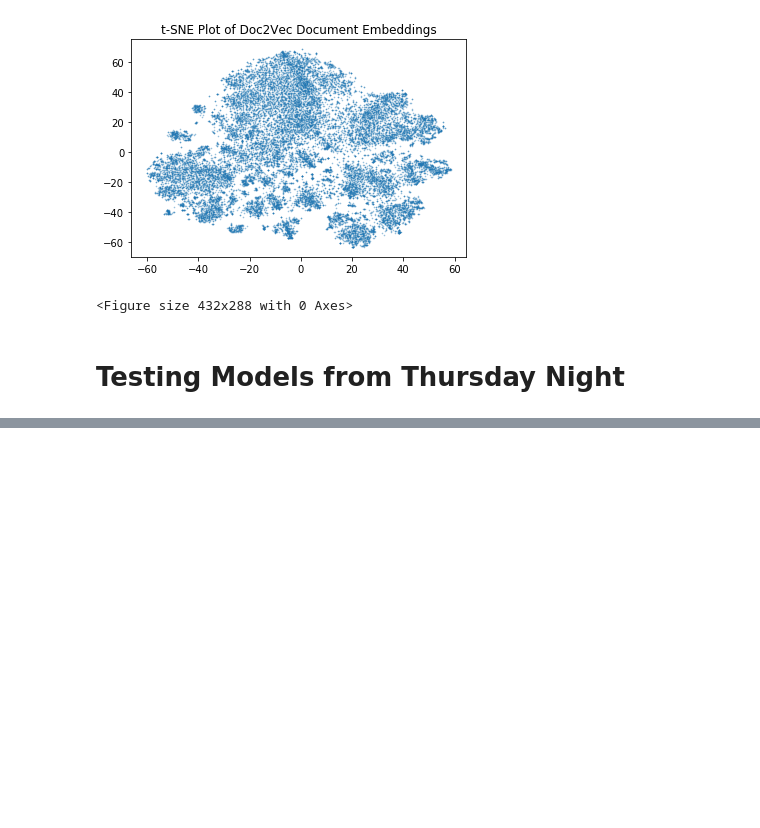
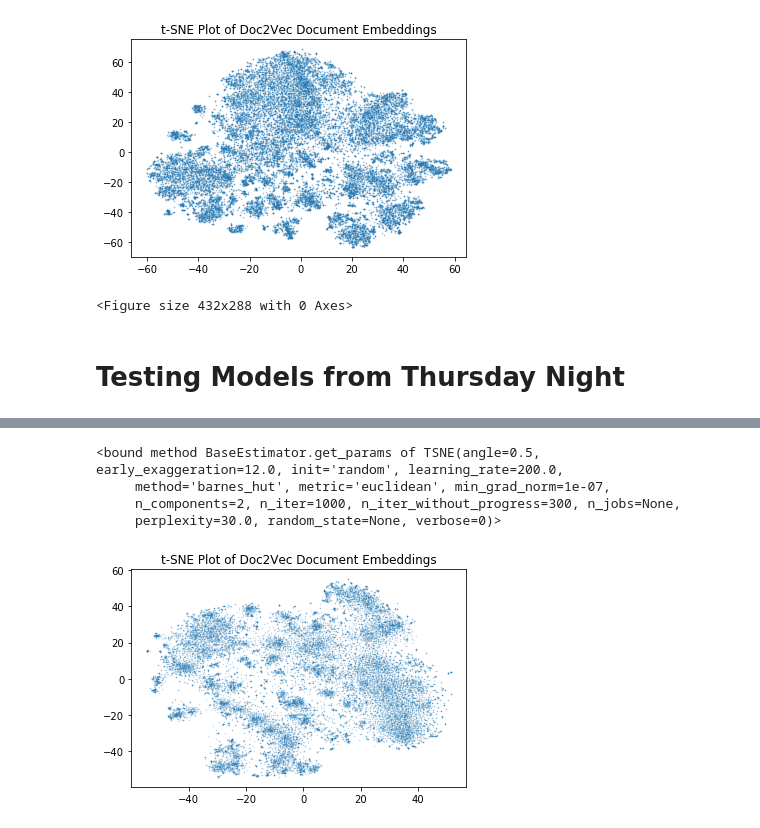
Before and after one commit to aabrahamson3/beer30, a Jupyter notebook: Doc2Vec.ipynb, the cells around one changed output, grey strips where cells are left out. Cells and saved outputs as stored; diff of their text form; code cells hidden in the pictures; blank space fills up the shorter version.

```diff
--- a/Doc2Vec.ipynb
+++ b/Doc2Vec.ipynb
@@ -332,0 +383,14 @@ get_recs_from_wordvec(stem_model, 'night', 5000, 'MI', 'Sawyer', 4, stem = True)
+# %%
+tsne.
+# %% [output]
+<bound method BaseEstimator.get_params of TSNE(angle=0.5, early_exaggeration=12.0, init='random', learning_rate=200.0,
+     method='barnes_hut', metric='euclidean', min_grad_norm=1e-07,
+     n_components=2, n_iter=1000, n_iter_without_progress=300, n_jobs=None,
+     perplexity=30.0, random_state=None, verbose=0)>
+# %%
+# plt.scatter(stout_df['x'], stout_df['y'], s=0.4, alpha=0.4)
+plt.scatter(df['x'], df['y'],s=0.2, alpha = 0.3)
+plt.title('t-SNE Plot of Doc2Vec Document Embeddings')
+plt.show()
+# %% [output]
+[figure, added]
```
Also changed, not shown: parts of 10 cells of this notebook.
